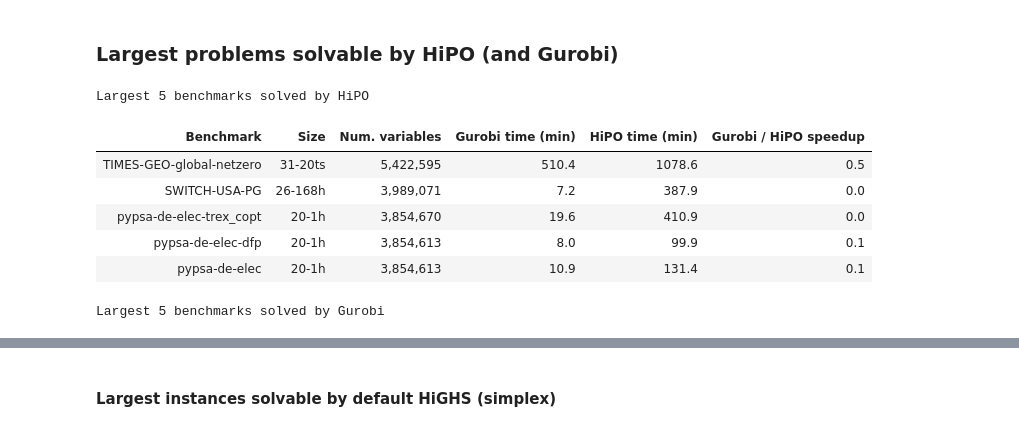
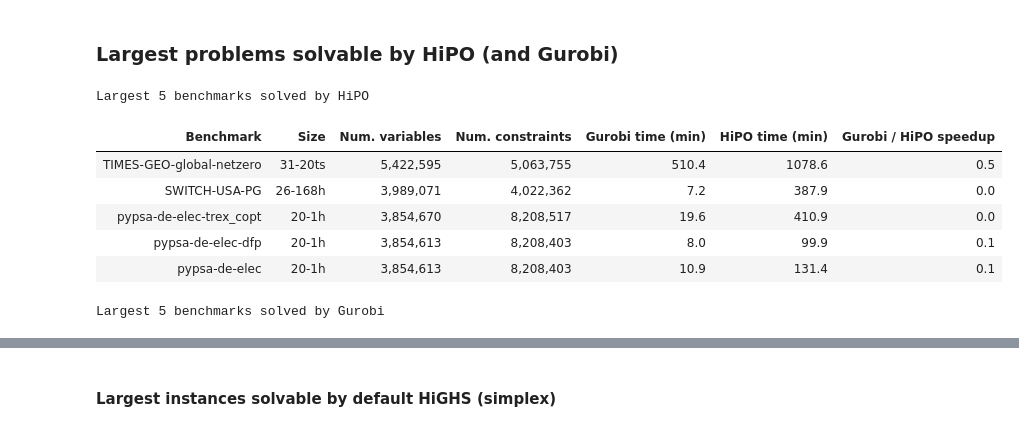
Before and after one commit to open-energy-transition/solver-benchmark, a Jupyter notebook: notebooks/higs-hipo-runs.ipynb, the cells around one changed output, grey strips where cells are left out. Saved outputs shown, nothing was run; the diff lists cells and outputs as text; code cells hidden in the pictures.

```diff
--- a/notebooks/higs-hipo-runs.ipynb
+++ b/notebooks/higs-hipo-runs.ipynb
@@ -1472,27 +1464,33 @@ def build_gurobi_hipo_comparison_tables(
 
     Columns:
       - Num. variables
+      - Num. constraints
       - Gurobi time (min)
       - HiPO time (min)
       - Gurobi / HiPO speedup
     """
 
     df = final_with_size.copy()
-    df = df[df["Num. variables"].notna() & (df["Num. variables"] > 0)]
+
+    # Keep only rows with valid size info
+    df = df[
+        df["Num. variables"].notna()
+        & (df["Num. variables"] > 0)
+        & df["Num. constraints"].notna()
+        & (df["Num. constraints"] > 0)
+    ]
 
     # Ensure numeric
     df["gurobi"] = pd.to_numeric(df["gurobi"], errors="coerce")
     df["highs-hipo"] = pd.to_numeric(df["highs-hipo"], errors="coerce")
 
-    # --------------------------------------------------
-    # Helper to format and display table
-    # --------------------------------------------------
     def _display_table(df_sub, title):
         table = df_sub[
             [
                 "Benchmark_clean",
                 "Size",
                 "Num. variables",
+                "Num. constraints",
                 "gurobi",
                 "highs-hipo",
             ]
@@ -1508,53 +1506,49 @@ def build_gurobi_hipo_comparison_tables(
         print(f"\n{title}")
         display(
             table.sort_values("Num. variables", ascending=False)
-            .style.hide(axis="index")
+            .style
+            .hide(axis="index")
             .format(
                 {
                     "Num. variables": "{:,.0f}",
+                    "Num. constraints": "{:,.0f}",
                     "Gurobi time (min)": "{:.1f}",
                     "HiPO time (min)": "{:.1f}",
                     "Gurobi / HiPO speedup": "{:.1f}",
                 },
                 na_rep="N/A",
             )
         )
 
-    # --------------------------------------------------
     # Table 1 — Largest benchmarks solved by HiPO
-    # --------------------------------------------------
     hipo_solved = df[df["highs-hipo"].notna() & (df["highs-hipo"] > 0)]
-    hipo_largest = hipo_solved.sort_values("Num. variables", ascending=False).head(
-        top_n
-    )
+    hipo_largest = hipo_solved.sort_values(
+        "Num. variables", ascending=False
+    ).head(top_n)
 
     _display_table(
         hipo_largest,
         f"Largest {top_n} benchmarks solved by HiPO",
     )
 
-    # --------------------------------------------------
     # Table 2 — Largest benchmarks solved by Gurobi
-    # --------------------------------------------------
     gurobi_solved = df[df["gurobi"].notna() & (df["gurobi"] > 0)]
-    gurobi_largest = gurobi_solved.sort_values("Num. variables", ascending=False).head(
-        top_n
-    )
+    gurobi_largest = gurobi_solved.sort_values(
+        "Num. variables", ascending=False
+    ).head(top_n)
 
     _display_table(
         gurobi_largest,
         f"Largest {top_n} benchmarks solved by Gurobi",
     )
 
-
-# Run
 build_gurobi_hipo_comparison_tables(final_with_size, top_n=5)
 # %% [output]
 Largest 5 benchmarks solved by HiPO
-| Benchmark | Size | Num. variables | Gurobi time (min) | HiPO time (min) | Gurobi / HiPO speedup |
-| TIMES-GEO-global-netzero | 31-20ts | 5,422,595 | 510.4 | 1078.6 | 0.5 |
-| SWITCH-USA-PG | 26-168h | 3,989,071 | 7.2 | 387.9 | 0.0 |
-| pypsa-de-elec-trex_copt | 20-1h | 3,854,670 | 19.6 | 410.9 | 0.0 |
-| pypsa-de-elec-dfp | 20-1h | 3,854,613 | 8.0 | 99.9 | 0.1 |
-| pypsa-de-elec | 20-1h | 3,854,613 | 10.9 | 131.4 | 0.1 |
+| Benchmark | Size | Num. variables | Num. constraints | Gurobi time (min) | HiPO time (min) | Gurobi / HiPO speedup |
+| TIMES-GEO-global-netzero | 31-20ts | 5,422,595 | 5,063,755 | 510.4 | 1078.6 | 0.5 |
+| SWITCH-USA-PG | 26-168h | 3,989,071 | 4,022,362 | 7.2 | 387.9 | 0.0 |
+| pypsa-de-elec-trex_copt | 20-1h | 3,854,670 | 8,208,517 | 19.6 | 410.9 | 0.0 |
+| pypsa-de-elec-dfp | 20-1h | 3,854,613 | 8,208,403 | 8.0 | 99.9 | 0.1 |
+| pypsa-de-elec | 20-1h | 3,854,613 | 8,208,403 | 10.9 | 131.4 | 0.1 |
 Largest 5 benchmarks solved by Gurobi
```
Also changed, not shown: parts of 15 cells of this notebook.
